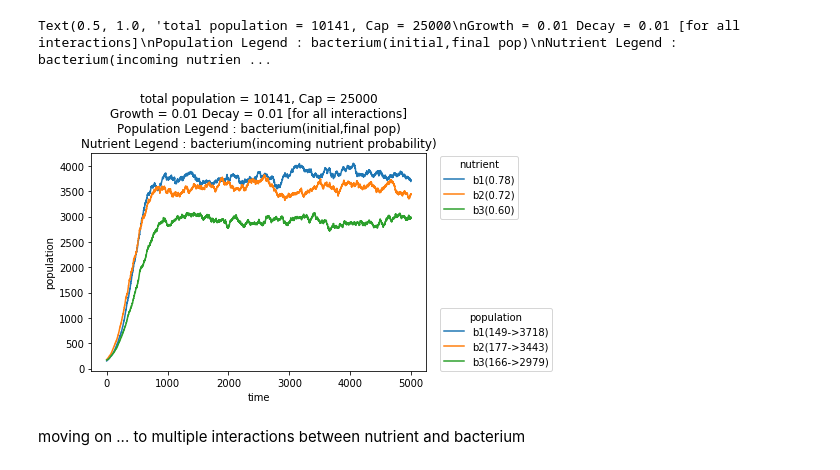
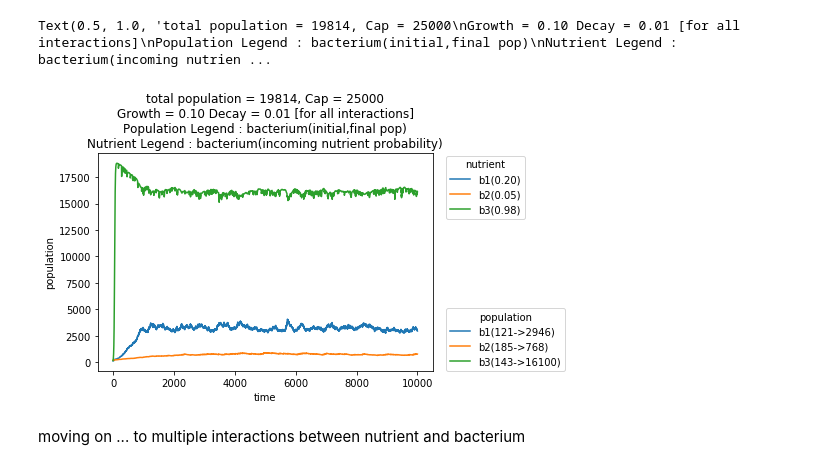
Before and after one commit to GaneshVShinde/GutToyModel, a Jupyter notebook: Code/gut-pop-dynamics.ipynb, the cells around one changed output. Saved outputs shown, nothing was run; the diff lists cells and outputs as text; code cells hidden in the pictures.

```diff
--- a/Code/gut-pop-dynamics.ipynb
+++ b/Code/gut-pop-dynamics.ipynb
@@ -33,7 +31,7 @@ nb = 3
 #                [0.01,0.1,0.01],
 #                [0.01,0.1,0.03]])
 dr = 0.01
-gr = 0.01
+gr = 0.1
 dc = np.ones((nb,nb))*dr
 dc = np.repeat([dr],nb)
 gc = np.repeat([gr],nb)
@@ -43,7 +41,7 @@ pop = np.random.randint(100,200,size = nb)
 init_pop = pop
 
 K = 25000
-iterations = 5000
+iterations = 10000
 final = np.zeros((iterations,nb))
 growth_factor = np.zeros((iterations,nb))
 
@@ -65,42 +63,60 @@ prob = np.array([
 # prob = np.tile(np.array([0,1]),(nb,1))   # nutrient either comes or not.
 
 for i in range(nb):
-    n.append(np.random.choice([0,1],(iterations),p = prob[i]))
+    n.append(np.random.choice([0,1],(iterations),p = prob[i+3]))
 nutrients = np.array(n).T
+
 lb1 = ["b{0}({1:.2f})"
-    .format(i+1,prob[i,1]) for i in range(nb)]
+    .format(i+1,prob[i+3,1]) for i in range(nb)]
 
 
+# [n1, n2, n3] >> [[n1.b1, n2.b1, n3.b1]  >> squash all cols >> [b1, b2, b3]
+#                 [n1.b2, n2.b2, n3.b2]
+    #             [n1.b3, n2.b3, n3.b3]]
+# n1 = 100; b1,b2,b3 = [100,200,300] -> n1 [0.16, 0.34, 0.5] -> [16,33,50]
+m = np.array([[0.16, 0.01, -0.95],
+              [0.33, 0.19, 0.01],
+              [0.5, 0.80, 0.04]])
+
+# imagine - n1 = fat, n2 = carbs, n3 = protein
+# n =[100, 200, 300]
 # run simulation
 for i in range(iterations):
     nut = nutrients[i]
+
+
     # pop = pop + pop*gc*nut*(1- np.sum(pop,axis = 0)/K) - (1-nut)*(pop*dc)
+
+    # nut = np.sum(n*m,axis=1)
     gf = (1 + gc*nut*(1- np.sum(pop)/K) - dc*(nb*pop/K))
+
     # death rate versus competition (which is basically modifying death by other factors?)
-    pop = pop*(1 + gc*nut*(1- np.sum(pop)/K) - dc*(nb*pop/K))
+
+    pop = pop*(1 + gc*nut*(1- np.sum(pop)/K) - dc*nb*pop/K)
+
     final[i] = pop
     growth_factor[i] = gf
 
 # plot the growth evolution
 lb = ["b{0}({1}->{2:.0f})"
     .format(i+1,init_pop[i],pop[i]) for i in range(nb)]
 
 lines = plt.plot(final)
 l1 = plt.legend(lines,lb1, loc=(1.04,0.7), title="nutrient")
 plt.gca().add_artist(l1)
 
 plt.legend(lb,loc=(1.04,0),title = "population")
 plt.xlabel("time")
 plt.ylabel("population")
 plt.title("""total population = {0:.0f}, Cap = {3}
 Growth = {1:.2f} Decay = {2:.2f} [for all interactions]
 Population Legend : bacterium(initial,final pop)
 Nutrient Legend : bacterium(incoming nutrient probability)""".
 format(final[-1].sum(),gr,dr,K))
 
 # plt.plot(growth_factor)
 # %% [output]
-Text(0.5, 1.0, 'total population = 10141, Cap = 25000\nGrowth = 0.01 Decay = 0.01 [for all interactions]\nPopulation Legend : bacterium(initial,final pop)\nNutrient Legend : bacterium(incoming nutrien ...
+Text(0.5, 1.0, 'total population = 19814, Cap = 25000\nGrowth = 0.10 Decay = 0.01 [for all interactions]\nPopulation Legend : bacterium(initial,final pop)\nNutrient Legend : bacterium(incoming nutrien ...
-[figure, old version]
+[figure, new version]
 # %% [markdown]
 moving on ... to multiple interactions between nutrient and bacterium
```
Also changed, not shown: parts of 4 cells of this notebook, 3 other files.
